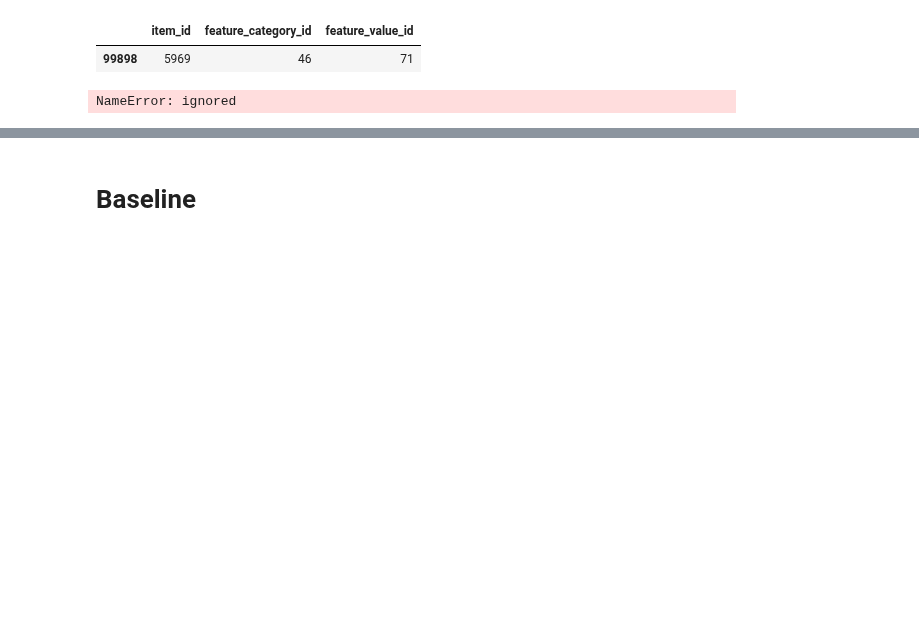
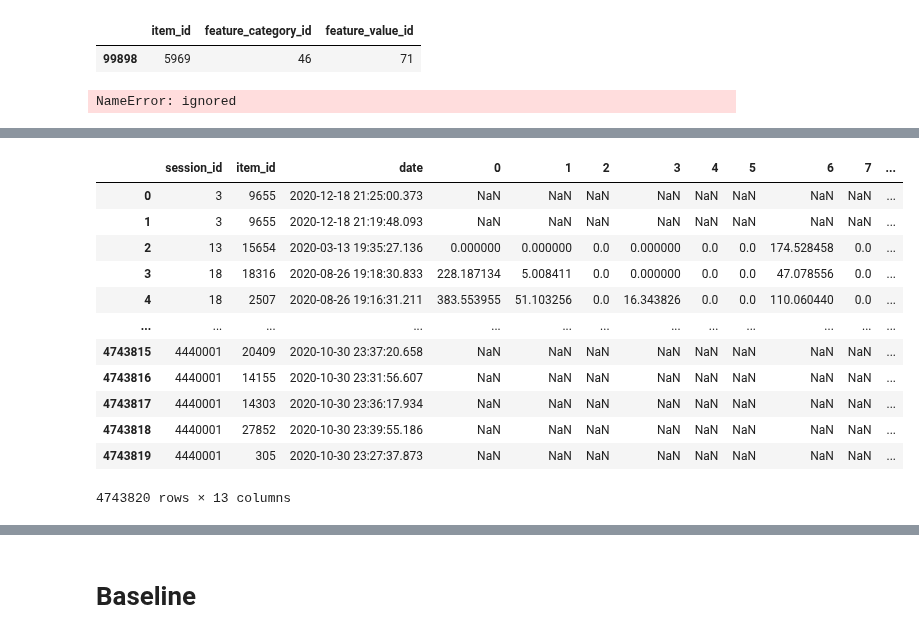
Before and after one commit to Ananassio/Data-Science_lab, a Jupyter notebook: Project/Data.ipynb, the cells around one changed output, grey strips where cells are left out. Cells and saved outputs as stored; diff of their text form; code cells hidden in the pictures; blank space fills up the shorter version.

```diff
--- a/Project/Data.ipynb
+++ b/Project/Data.ipynb
@@ -933,0 +1012,17 @@ NameError: ignored
+# %%
+X = train_sessions.join(comprimized)
+X
+# %% [output]
+|  | session_id | item_id | date | 0 | 1 | 2 | 3 | 4 | 5 | 6 | 7 | ... |
+| 0 | 3 | 9655 | 2020-12-18 21:25:00.373 | NaN | NaN | NaN | NaN | NaN | NaN | NaN | NaN | ... |
+| 1 | 3 | 9655 | 2020-12-18 21:19:48.093 | NaN | NaN | NaN | NaN | NaN | NaN | NaN | NaN | ... |
+| 2 | 13 | 15654 | 2020-03-13 19:35:27.136 | 0.000000 | 0.000000 | 0.0 | 0.000000 | 0.0 | 0.0 | 174.528458 | 0.0 | ... |
+| 3 | 18 | 18316 | 2020-08-26 19:18:30.833 | 228.187134 | 5.008411 | 0.0 | 0.000000 | 0.0 | 0.0 | 47.078556 | 0.0 | ... |
+| 4 | 18 | 2507 | 2020-08-26 19:16:31.211 | 383.553955 | 51.103256 | 0.0 | 16.343826 | 0.0 | 0.0 | 110.060440 | 0.0 | ... |
+| ... | ... | ... | ... | ... | ... | ... | ... | ... | ... | ... | ... | ... |
+| 4743815 | 4440001 | 20409 | 2020-10-30 23:37:20.658 | NaN | NaN | NaN | NaN | NaN | NaN | NaN | NaN | ... |
+| 4743816 | 4440001 | 14155 | 2020-10-30 23:31:56.607 | NaN | NaN | NaN | NaN | NaN | NaN | NaN | NaN | ... |
+| 4743817 | 4440001 | 14303 | 2020-10-30 23:36:17.934 | NaN | NaN | NaN | NaN | NaN | NaN | NaN | NaN | ... |
+| 4743818 | 4440001 | 27852 | 2020-10-30 23:39:55.186 | NaN | NaN | NaN | NaN | NaN | NaN | NaN | NaN | ... |
+| 4743819 | 4440001 | 305 | 2020-10-30 23:27:37.873 | NaN | NaN | NaN | NaN | NaN | NaN | NaN | NaN | ... |
+4743820 rows × 13 columns
```
Also changed, not shown: parts of 46 cells of this notebook.
